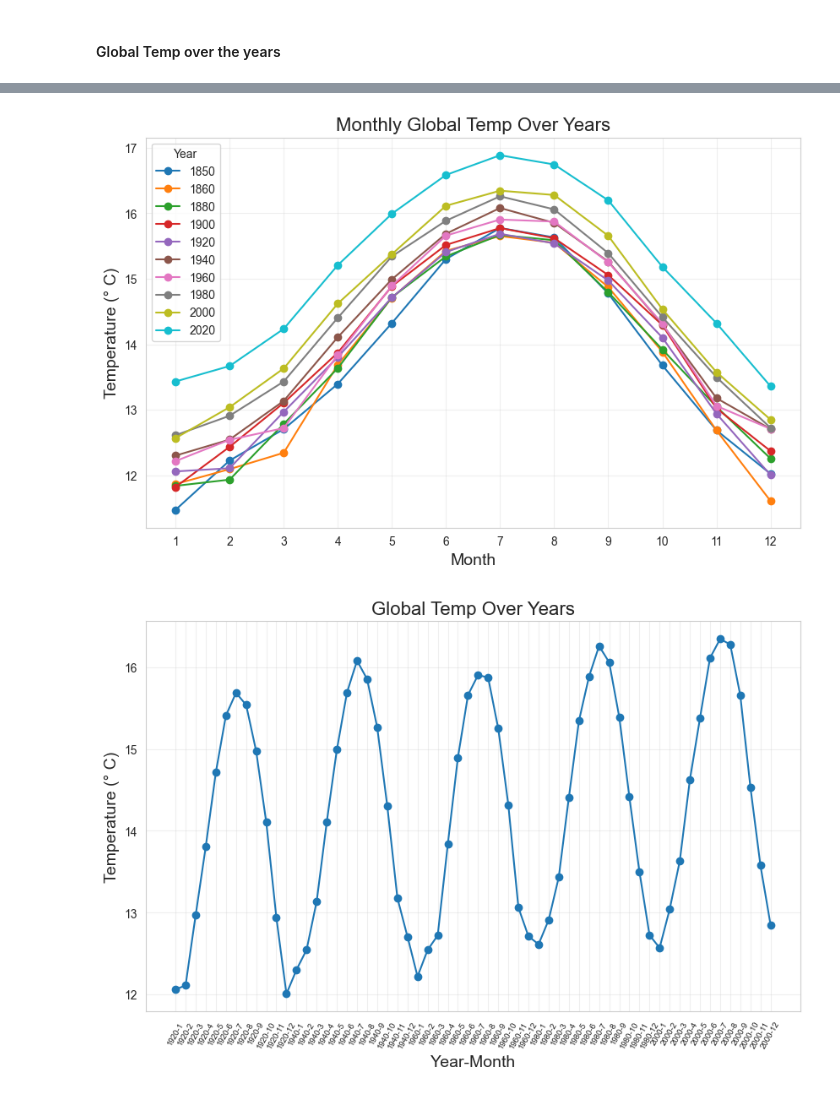
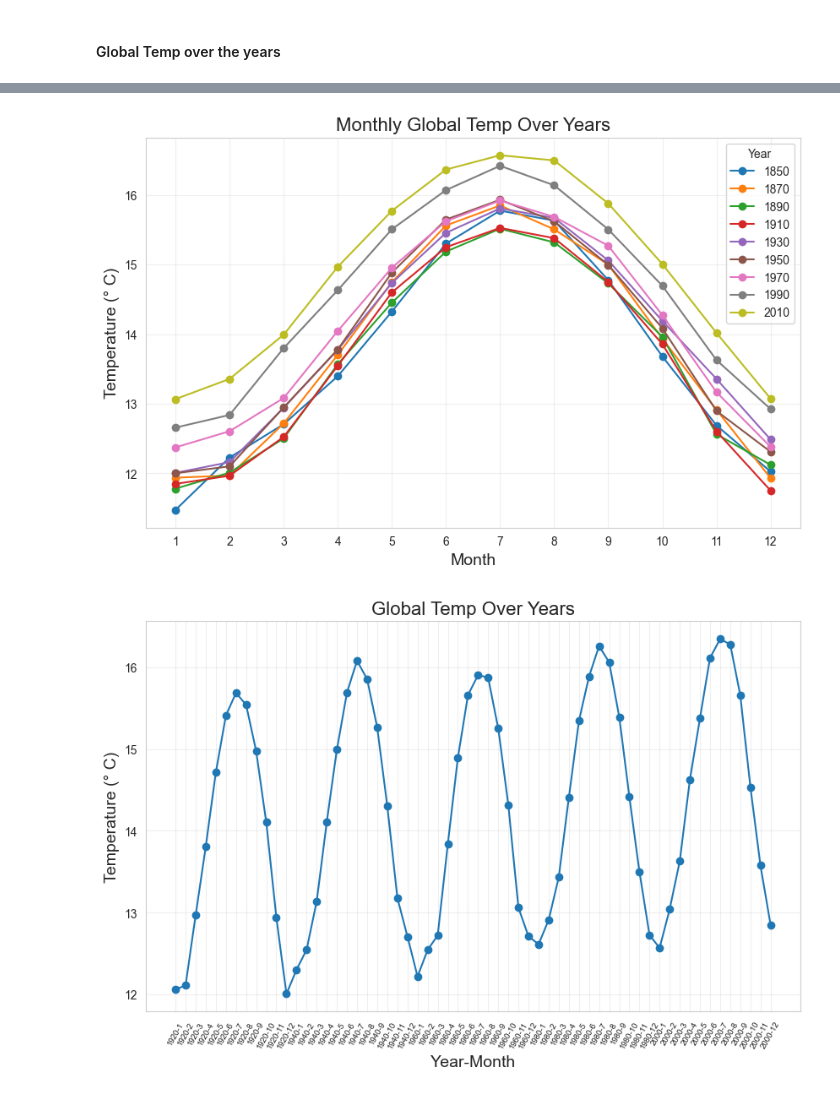
Before and after one commit to Rishabh-Thapliyal/Forecasting-Global-Climate-Change-Patterns-and-Analyzing-Impact, a Jupyter notebook: src/eda/eda_1.ipynb, the cells around one changed output, grey strips where cells are left out. Saved outputs shown, nothing was run; the diff lists cells and outputs as text; code cells hidden in the pictures.

```diff
--- a/src/eda/eda_1.ipynb
+++ b/src/eda/eda_1.ipynb
@@ -129,33 +151,3 @@ df_merged.groupby(['City']).agg({'Latitude':'first', 'Longitude':'first'}).reset
 ### Plots
 # %% [markdown]
 #### Global Temp over the years
-# %%
-# Pivot table to structure data for plotting
-df_air_global_temp_sub = df_air_global_temp[df_air_global_temp['Year'].isin(list(range(1830, 2021, 10)))].reset_index(drop=True)
-pivot_df = df_air_global_temp_sub.pivot(index='Month', columns='Year', values='Actual Temperature')
-
-# Plotting
-plt.figure(figsize=(10, 6))
-
-# Loop through the years and customize colors
-for year in pivot_df.columns:
-    if year in [1850, 2020]:
-        plt.plot(
-            pivot_df.index, pivot_df[year], marker='o',
-            label=str(year), linewidth=2.5
-        )
-    else:
-        plt.plot(
-            pivot_df.index, pivot_df[year], marker='o',
-            color='grey', alpha=0.5, label=None  # No label for other years
-        )
-
-# Customizing the plot
-plt.title('Monthly Global Temp Over Years', fontsize=16)
-plt.xlabel('Month', fontsize=14)
-plt.ylabel('Temperature (°C)', fontsize=14)
-plt.xticks(pivot_df.index)  # Ensure x-axis shows months
-plt.legend(title='Year', fontsize=10, title_fontsize=12)
-plt.grid(alpha=0.3)
-# plt.savefig('../eda_results/global_temp_monthly.png')
-plt.show()
@@ -164,24 +154,24 @@ plt.show()
 # %%
 # Pivot table to structure data for plotting
-df_air_global_temp_sub = df_air_global_temp[df_air_global_temp['Year'].isin([1850] + list(range(1840,2021,20)))].reset_index(drop=True)
+df_air_global_temp_sub = df_air_global_temp[df_air_global_temp['Year'].isin(list(range(1850,2020,20)))].reset_index(drop=True)
 pivot_df = df_air_global_temp_sub.pivot(index='Month', columns='Year', values='Actual Temperature')
 
 # Plotting
 plt.figure(figsize=(10, 6))
 
 for year in pivot_df.columns:
     plt.plot(pivot_df.index, pivot_df[year], marker='o', label=str(year))
 
 # Customizing the plot
 plt.title('Monthly Global Temp Over Years', fontsize=16)
 plt.xlabel('Month', fontsize=14)
 plt.ylabel('Temperature (° C)', fontsize=14)
 plt.xticks(pivot_df.index)  # Ensure x-axis shows months
 plt.legend(title='Year')
 plt.grid(alpha=0.3)
 plt.savefig('../eda_results/global_temp_monthly.png')
 # %% [output]
-[figure, old version]
+[figure, new version]
 # %%
 df_air_global_temp['Timeline'] = df_air_global_temp.apply(lambda row: str(row['Year']) + "-" + str(row['Month']), axis=1)
 # %%
```
Also changed, not shown: parts of 27 cells of this notebook.
